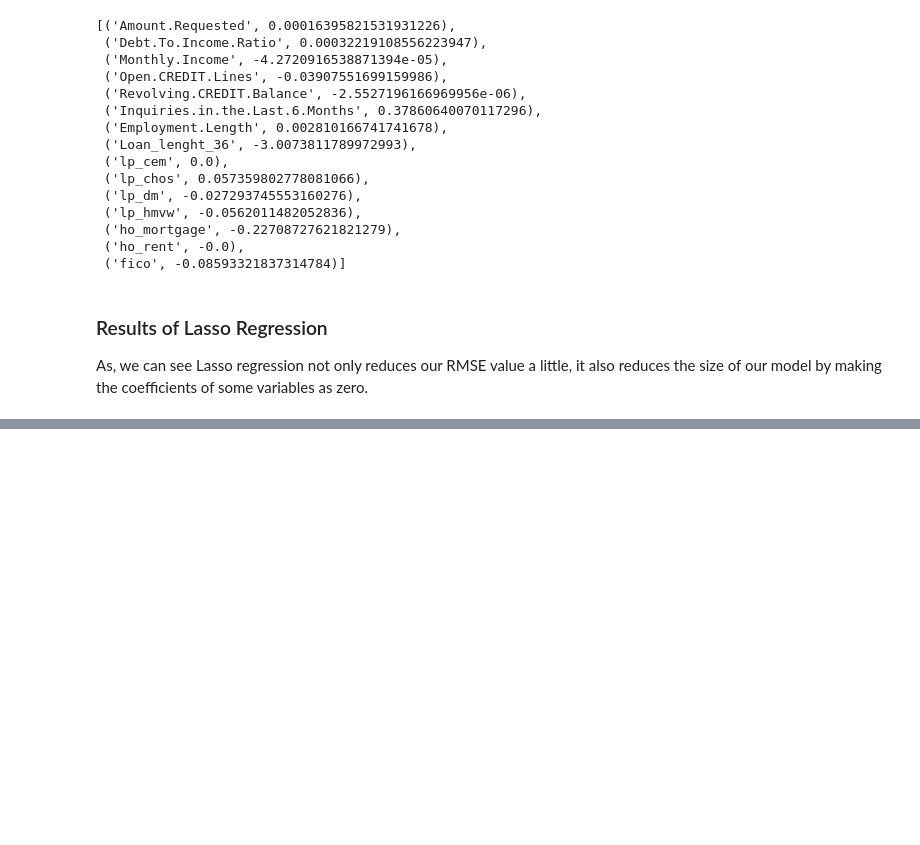
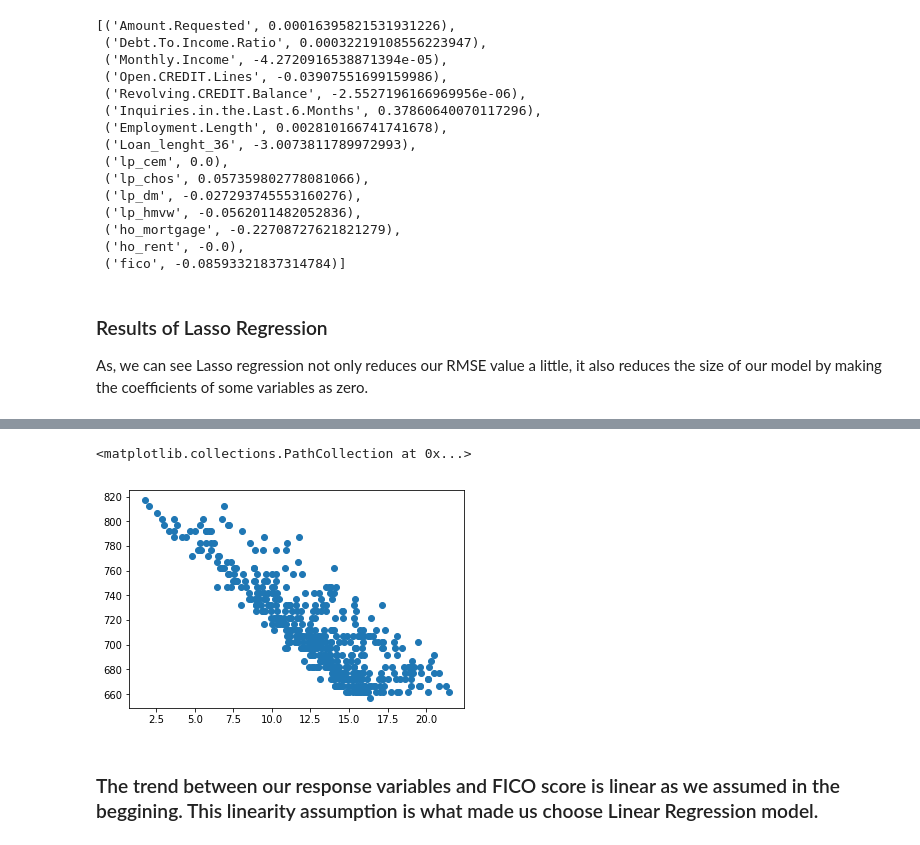
Before and after one commit to thileepanp/Regularised-Linear-Regression-with-Python, a Jupyter notebook: Regularized Multiple Linear Regression.ipynb, the cells around one changed output, grey strips where cells are left out. Cells and saved outputs as stored; diff of their text form; code cells hidden in the pictures; blank space fills up the shorter version.

```diff
--- a/Regularized Multiple Linear Regression.ipynb
+++ b/Regularized Multiple Linear Regression.ipynb
@@ -979,0 +992,9 @@ As, we can see Lasso regression not only reduces our RMSE value a little, it als
+# %%
+""" Trend between LR model with Lasso regularization and FICO score in the data set"""
+
+plt.scatter(x=predictionsOnTestData_lasso, y=x_test.fico)
+# %% [output]
+<matplotlib.collections.PathCollection at 0x...>
+[figure, added]
+# %% [markdown]
+### The trend between our response variables and FICO score is linear as we assumed in the beggining. This linearity assumption is what made us choose Linear Regression model.
```
Also changed, not shown: parts of 5 cells of this notebook, 2 other files.
